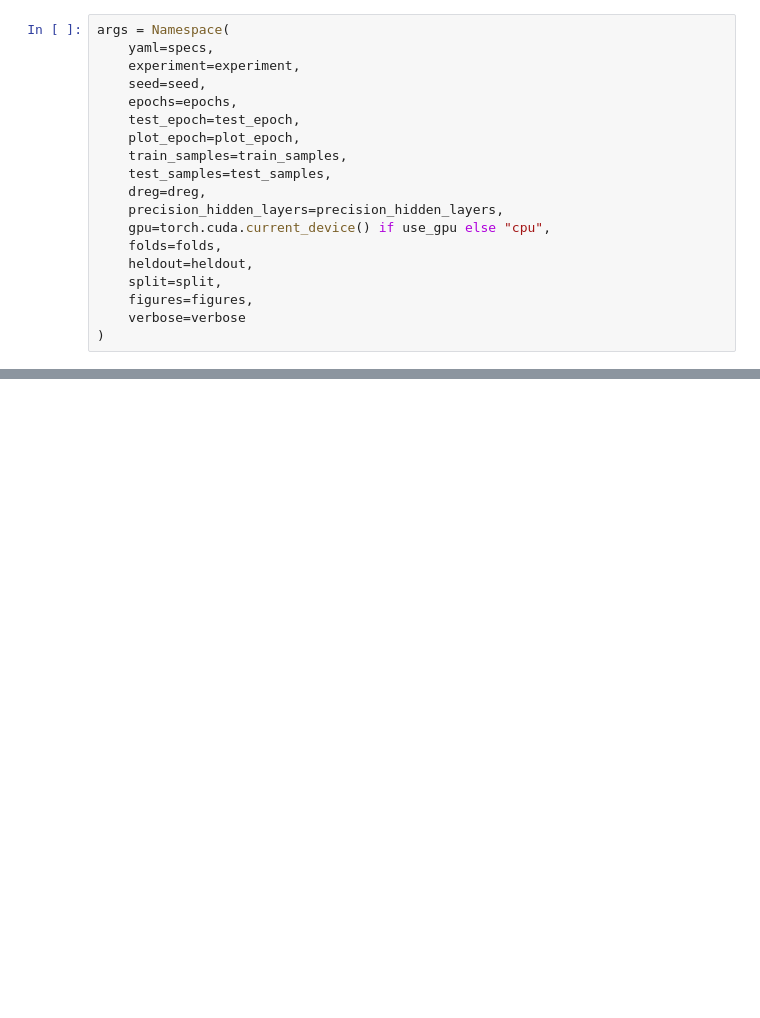
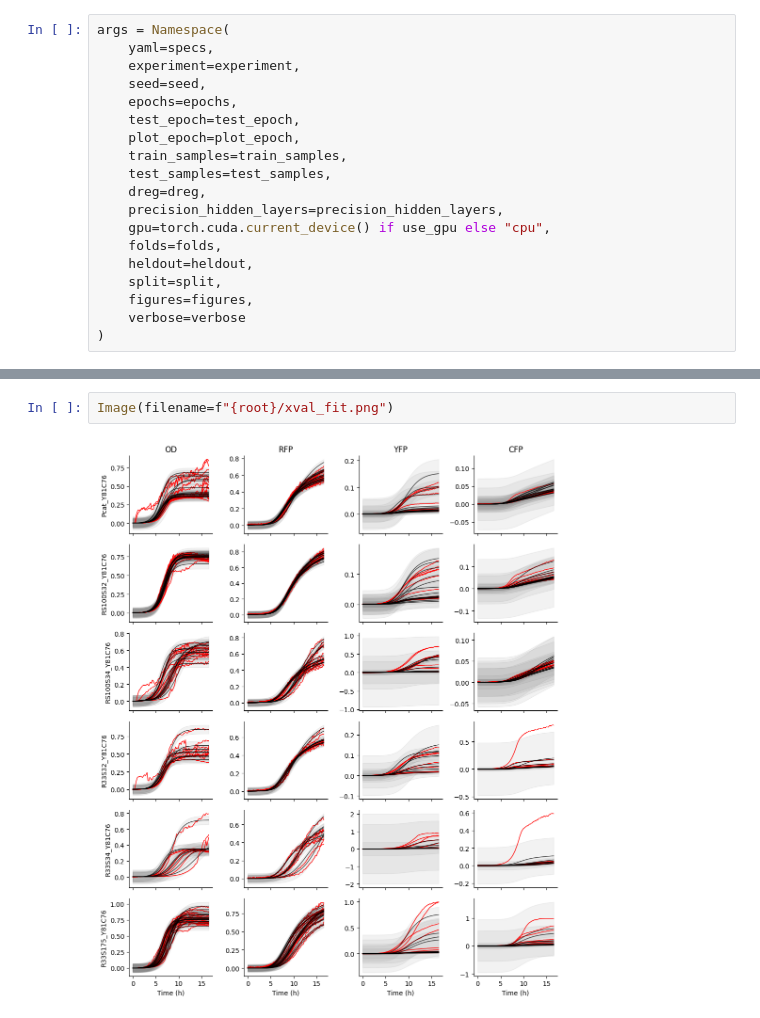
Before and after one commit to tiagodsilva/hds, a Jupyter notebook: notebooks/vihds.ipynb, the cells around one changed output, grey strips where cells are left out. Cells and saved outputs as stored; diff of their text form; blank space fills up the shorter version.

```diff
--- a/notebooks/vihds.ipynb
+++ b/notebooks/vihds.ipynb
@@ -213,0 +230,4 @@ KeyboardInterrupt:
+# %%
+Image(filename=f"{root}/xval_fit.png")
+# %% [output]
+[figure, added]
```
Also changed, not shown: parts of 12 cells of this notebook.
